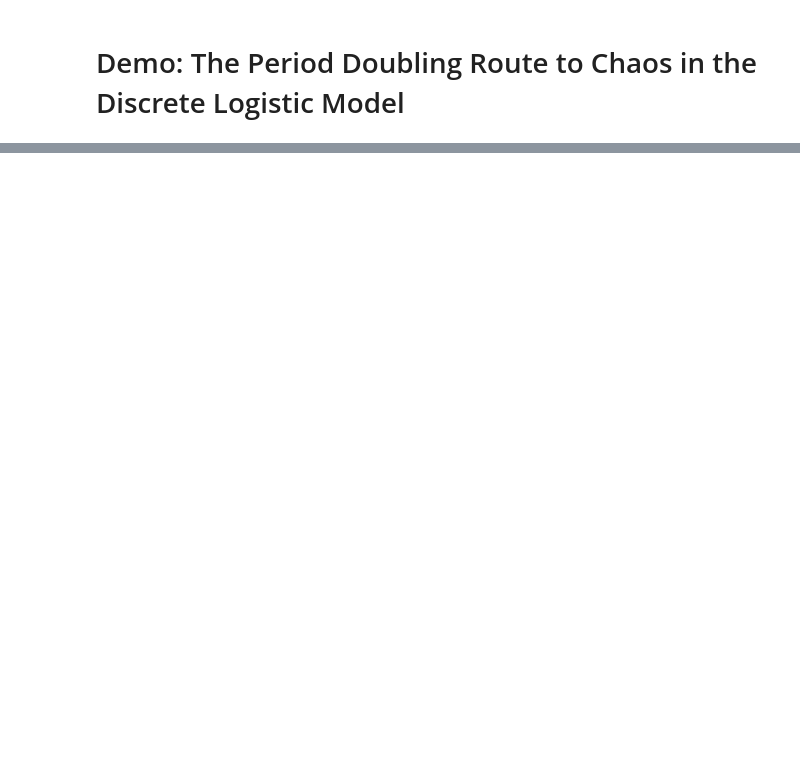
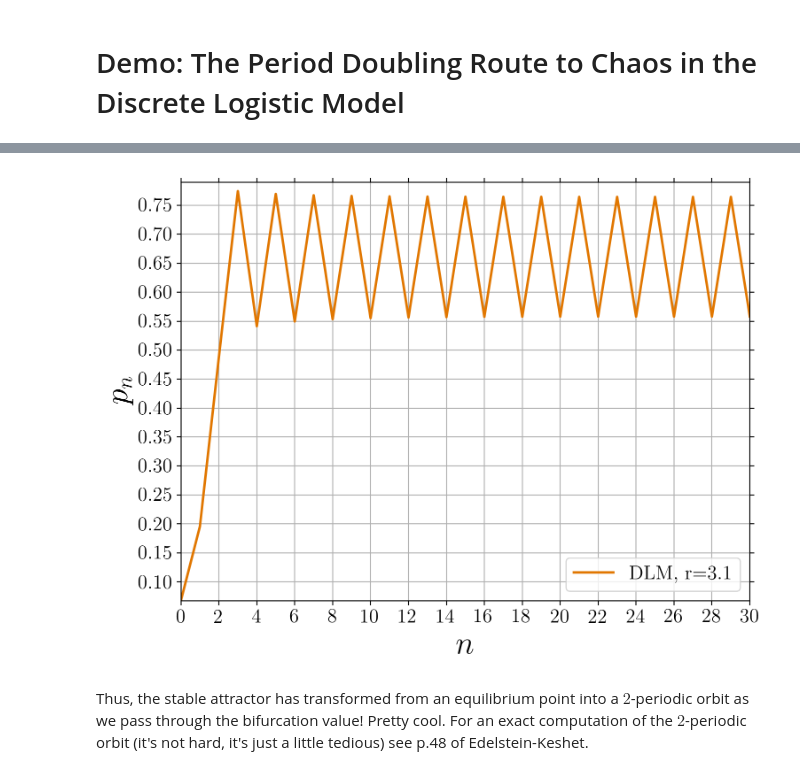
Before and after one commit to ageorgemorgan/AdvMathClub2023, a Jupyter notebook: DLM.ipynb, the cells around one changed output, grey strips where cells are left out. Drawn from its saved outputs; the diff is of its cells as text; code cells hidden in the pictures; blank space fills up the shorter version.

```diff
--- a/DLM.ipynb
+++ b/DLM.ipynb
@@ -27,0 +100,39 @@ def simulate(r,x0,N):
+# %%
+r_try = 3.1 # with an eye towards changing it later :)
+N_try = 30
+x_b = simulate(r_try, 0.1*(r_try-1.)/r_try,N_try)
+# %%
+fig, ax =plt.subplots()
+
+plt.plot(np.arange(0,N_try+1), x_b, color='xkcd:pumpkin', linestyle='solid', label='DLM, r=%.1f' % r_try, linewidth=2)
+
+plt.xlabel(r"$n$", fontsize=26, color = 'k')
+plt.ylabel(r"$p_{n}$", fontsize=26, color='k')
+
+plt.tick_params(axis='x', which='both', top='off', color = 'k')
+plt.xticks(fontsize=16, rotation=0, color = 'k')
+plt.tick_params(axis='y', which='both', right='off', color = 'k')
+plt.yticks(fontsize=16, rotation=0, color = 'k')
+ax.locator_params(axis='y', nbins=21)
+ax.locator_params(axis='x', nbins=21)
+
+ax.legend(fontsize=16, loc= 'lower right')
+
+plt.xlim([0,N_try])
+plt.ylim([0.99*np.amin(x_b), 1.02*np.amax(x_b)])
+
+plt.frameon = True
+plt.grid(visible=True)
+
+plt.tight_layout()
+
+fig.set_size_inches(8, 6)
+
+#figname = 'dlm_sim_r=%.1f' % r_try +'.png'
+#plt.savefig(figname, dpi=600)
+
+plt.show()
+# %% [output]
+[figure, added]
+# %% [markdown]
+Thus, the stable attractor has transformed from an equilibrium point into a $2$-periodic orbit as we pass through the bifurcation value! Pretty cool. For an exact computation of the $2$-periodic orbit (it's not hard, it's just a little tedious) see p.48 of Edelstein-Keshet.
```
Also changed, not shown: parts of 22 cells of this notebook.
